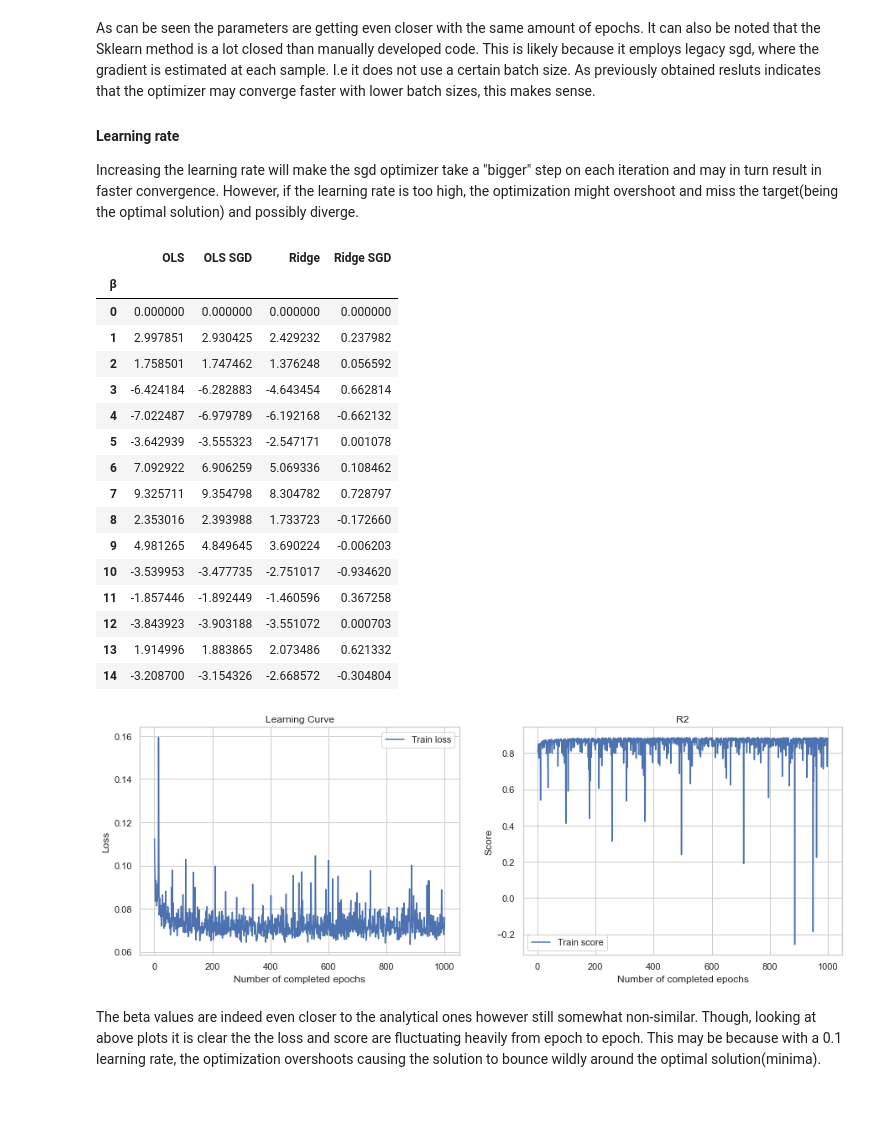
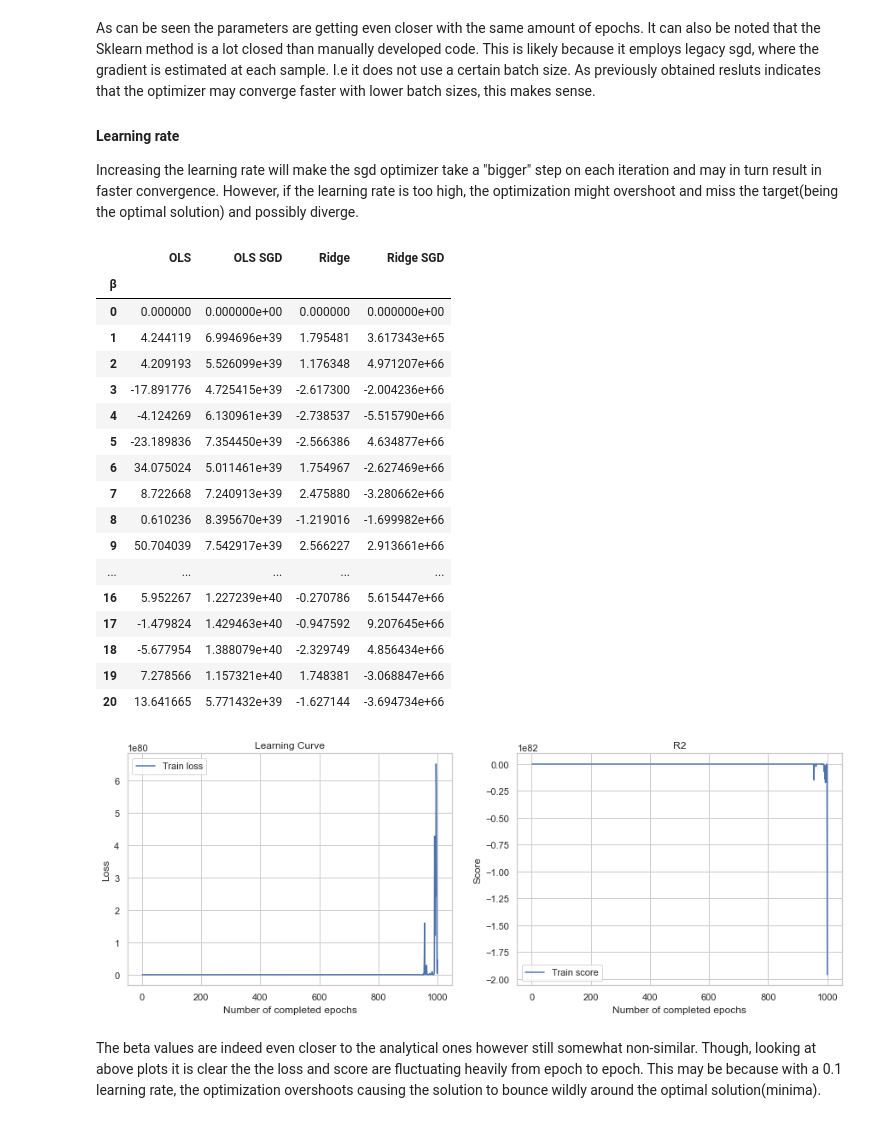
Before and after one commit to oliverif/FYS-STK4155-project2, a Jupyter notebook: notebooks/Reports/Part a.ipynb, the cells around one changed output. Cells and saved outputs as stored; diff of their text form; code cells hidden in the pictures.

```diff
--- a/notebooks/Reports/Part a.ipynb
+++ b/notebooks/Reports/Part a.ipynb
@@ -101,0 +201,10 @@ Note that when training a linear regression model to produce a surface, it is fi
+# %%
+X, z = create_dataset('../../data/raw/SRTM_data_Norway_1.tif',N=100,degree=5,downsampling=8)
+X_train, X_test, z_train, z_test = train_test_split(X,z, test_size=0.2)
+X_scl = StandardScaler().fit(X_train)
+z_scl = StandardScaler().fit(z_train)
+X_train = X_scl.transform(X_train)
+X_test = X_scl.transform(X_test)
+z_train = z_scl.transform(z_train)
+z_test = z_scl.transform(z_test)
+plot_surf_from_X(X_test,z_test,'Real surface')
@@ -139,14 +293,14 @@ import pandas as pd
 import matplotlib.pyplot as plt
 np.set_printoptions(suppress=True)
 
-X, z = create_dataset('../../data/raw/SRTM_data_Norway_1.tif',degree=4)
+'''X, z = create_dataset('../../data/raw/SRTM_data_Norway_1.tif',degree=5)
 X_train, X_test, z_train, z_test = train_test_split(X,z, test_size=0.2)
 X_scl = StandardScaler().fit(X_train)
 z_scl = StandardScaler().fit(z_train)
 X_train = X_scl.transform(X_train)
 X_test = X_scl.transform(X_test)
 z_train = z_scl.transform(z_train)
-z_test = z_scl.transform(z_test)
+z_test = z_scl.transform(z_test)'''
 
 #OLS
 ols =LinReg(regularization = None).fit(X_train,z_train)
@@ -166,7 +320,7 @@ print('OLS train[MSE,R2]:',(train_mse_ols, train_r2_ols), '\nOLS test[MSE,R2]:',
 print('Ridge train[MSE,R2]:',(train_mse_ridge, train_r2_ridge), '\nRidge test[MSE,R2]:',(test_mse_ridge, test_r2_ridge))
 
 #SGD OLS
-lmb = 0.1
+lmb = 0.01
 lr0 = 0.01
 batch_size = 64
 n_epochs = 100
@@ -266,7 +425,7 @@ Lower batch size -> more time on each epoch
 Number of epochs are number of times the optimizer iterates over it's batches. Increasing this would give the optimizer more 'time' to converge. Now increasing number of epochs to 1000.
 # %%
 #Model parameters
-lmb = 0.1
+lmb = 0.01
 lr0 = 0.01
 batch_size = 32
 n_epochs = 1000 #Changing epochs to 1000
@@ -375,7 +535,7 @@ The 'momentum' parameter specifies the amount of the moving average we're adding
 # %%
 from sklearn.linear_model import SGDRegressor
 #Model parameters
-lmb = 0.1
+lmb = 0.01
 lr0 = 0.01
 batch_size = 32
 n_epochs = 1000
@@ -446,7 +607,7 @@ As can be seen the parameters are getting even closer with the same amount of ep
 Increasing the learning rate will make the sgd optimizer take a "bigger" step on each iteration and may in turn result in faster convergence. However, if the learning rate is too high, the optimization might overshoot and miss the target(being the optimal solution) and possibly diverge.
 # %%
 #Model parameters
-lmb = 0.1
+lmb = 0.01
 lr0 = 0.1 #Changing learning rate to 0.1
 batch_size = 32
 n_epochs = 1000
@@ -457,49 +618,50 @@ learning_schedule = 'constant'
 sgd_ols.set_params(n_epochs=n_epochs,
                    batch_size=batch_size,
                    momentum = momentum,
                    lr0=lr0,
                    lmb=lmb,
                    schedule = learning_schedule)
 
 sgd_ridge.set_params(n_epochs=n_epochs,
                      batch_size=batch_size,
                      momentum = momentum,
                      lr0= lr0,
                      lmb=lmb,
                      schedule = learning_schedule)
 
 #Refit the models
 sgd_ols.fit(X_train,z_train)
 sgd_ridge.fit(X_train,z_train)
 
 #Print parameters
 df = pd.DataFrame(np.column_stack((ols.beta,sgd_ols.beta,ridge.beta,sgd_ridge.beta)),
                   columns=['OLS','OLS SGD', 'Ridge','Ridge SGD'])
 df.index.name = 'β'
 fig,(ax1,ax2) =plt.subplots(1,2)
 fig.set_size_inches(15,5)
 sgd_ols.plot_loss('Learning Curve',ax1)
 sgd_ols.plot_score('R2',ax2)
 df
 # %% [output]
 |  | OLS | OLS SGD | Ridge | Ridge SGD |
 | β |  |  |  |  |
-| 0 | 0.000000 | 0.000000 | 0.000000 | 0.000000 |
-| 1 | 2.997851 | 2.930425 | 2.429232 | 0.237982 |
-| 2 | 1.758501 | 1.747462 | 1.376248 | 0.056592 |
-| 3 | -6.424184 | -6.282883 | -4.643454 | 0.662814 |
-| 4 | -7.022487 | -6.979789 | -6.192168 | -0.662132 |
-| 5 | -3.642939 | -3.555323 | -2.547171 | 0.001078 |
-| 6 | 7.092922 | 6.906259 | 5.069336 | 0.108462 |
-| 7 | 9.325711 | 9.354798 | 8.304782 | 0.728797 |
-| 8 | 2.353016 | 2.393988 | 1.733723 | -0.172660 |
-| 9 | 4.981265 | 4.849645 | 3.690224 | -0.006203 |
-| 10 | -3.539953 | -3.477735 | -2.751017 | -0.934620 |
-| 11 | -1.857446 | -1.892449 | -1.460596 | 0.367258 |
-| 12 | -3.843923 | -3.903188 | -3.551072 | 0.000703 |
-| 13 | 1.914996 | 1.883865 | 2.073486 | 0.621332 |
-| 14 | -3.208700 | -3.154326 | -2.668572 | -0.304804 |
+| 0 | 0.000000 | 0.000000e+00 | 0.000000 | 0.000000e+00 |
+| 1 | 4.244119 | 6.994696e+39 | 1.795481 | 3.617343e+65 |
+| 2 | 4.209193 | 5.526099e+39 | 1.176348 | 4.971207e+66 |
+| 3 | -17.891776 | 4.725415e+39 | -2.617300 | -2.004236e+66 |
+| 4 | -4.124269 | 6.130961e+39 | -2.738537 | -5.515790e+66 |
+| 5 | -23.189836 | 7.354450e+39 | -2.566386 | 4.634877e+66 |
+| 6 | 34.075024 | 5.011461e+39 | 1.754967 | -2.627469e+66 |
+| 7 | 8.722668 | 7.240913e+39 | 2.475880 | -3.280662e+66 |
+| 8 | 0.610236 | 8.395670e+39 | -1.219016 | -1.699982e+66 |
+| 9 | 50.704039 | 7.542917e+39 | 2.566227 | 2.913661e+66 |
+| ... | ... | ... | ... | ... |
+| 16 | 5.952267 | 1.227239e+40 | -0.270786 | 5.615447e+66 |
+| 17 | -1.479824 | 1.429463e+40 | -0.947592 | 9.207645e+66 |
+| 18 | -5.677954 | 1.388079e+40 | -2.329749 | 4.856434e+66 |
+| 19 | 7.278566 | 1.157321e+40 | 1.748381 | -3.068847e+66 |
+| 20 | 13.641665 | 5.771432e+39 | -1.627144 | -3.694734e+66 |
-[figure, old version]
+[figure, new version]
 # %% [markdown]
 The beta values are indeed even closer to the analytical ones however still somewhat non-similar. Though, looking at above plots it is clear the the loss and score are fluctuating heavily from epoch to epoch. This may be because with a 0.1 learning rate, the optimization overshoots causing the solution to bounce wildly around the optimal solution(minima).
 # %%
```
Also changed, not shown: parts of 34 cells of this notebook, 5 other files.
